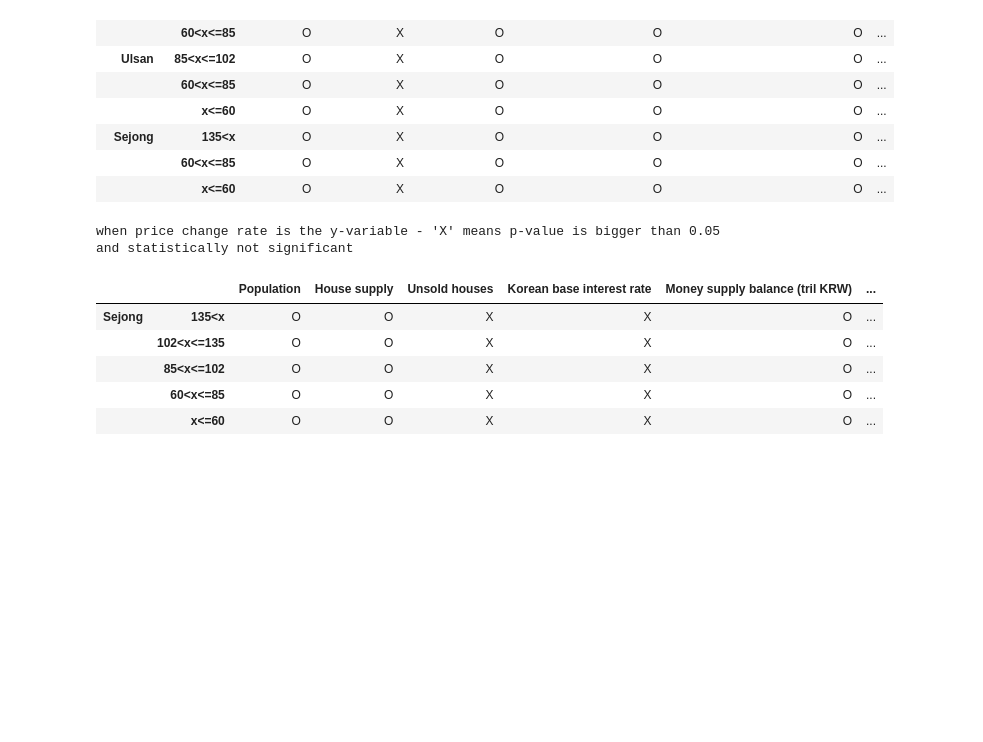
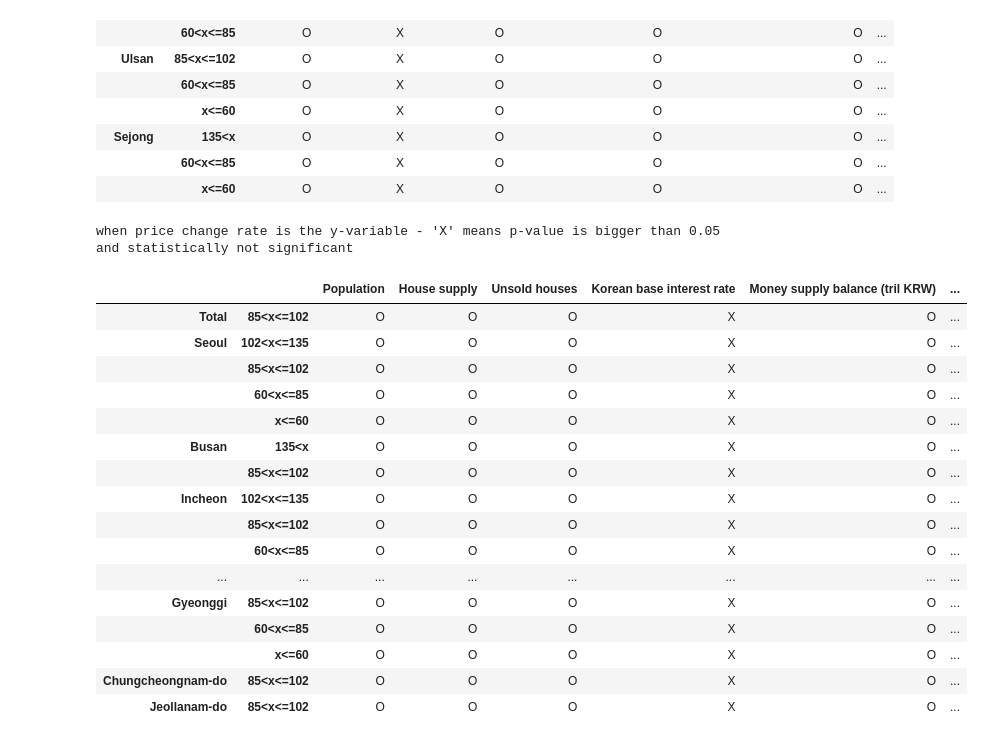
Before and after one commit to ljs930303/portfolio_pjt_1, a Jupyter notebook: 1) Python: cleaning and analysis.ipynb, the cells around one changed output. Saved outputs shown, nothing was run; the diff lists cells and outputs as text; code cells hidden in the pictures; blank space fills up the shorter version.

```diff
--- a/1) Python: cleaning and analysis.ipynb
+++ b/1) Python: cleaning and analysis.ipynb
@@ -443,35 +444,47 @@ for x in range(len(list_of_df_x)):
     for region in regions_reordered:
         for size in sizes_reordered:
 
             array_region.append(region)
             array_size.append(size)
 
             p_x = list_of_df_x[x].iloc[:74][region].values
             p_y = df_price_mom.iloc[:74][region][size].values
 
             p = ttest_ind(p_x, p_y).pvalue
 
             if p < 0.05:
                 p_values.append('O')
             else:
                 p_values.append('X')
 
     arrays = [array_region, array_size]
     tuples = list(zip(*arrays))
     index = pd.MultiIndex.from_tuples(tuples)
 
     p_price_mom_sub = pd.DataFrame(index=index)
     p_price_mom_sub[widget_var_x.options[x][0]] = p_values
     p_price_mom = pd.concat([p_price_mom, p_price_mom_sub], axis=1)
 
 print("when price change rate is the y-variable - 'X' means p-value is bigger than 0.05 and statistically not significant")
 p_price_mom[(p_price_mom['Population']=='X') | (p_price_mom['House supply']=='X') | (p_price_mom['Unsold houses']=='X') | \
+            (p_price_mom['Korean base interest rate']=='X') | \
             (p_price_mom['Money supply balance (tril KRW)']=='X') | (p_price_mom['Money supply change rate (%, YoY)']=='X')]
 # %% [output]
 when price change rate is the y-variable - 'X' means p-value is bigger than 0.05 and statistically not significant
 |  |  | Population | House supply | Unsold houses | Korean base interest rate | Money supply balance (tril KRW) | ... |
-| Sejong | 135<x | O | O | X | X | O | ... |
-|  | 102<x<=135 | O | O | X | X | O | ... |
-|  | 85<x<=102 | O | O | X | X | O | ... |
-|  | 60<x<=85 | O | O | X | X | O | ... |
-|  | x<=60 | O | O | X | X | O | ... |
+| Total | 85<x<=102 | O | O | O | X | O | ... |
+| Seoul | 102<x<=135 | O | O | O | X | O | ... |
+|  | 85<x<=102 | O | O | O | X | O | ... |
+|  | 60<x<=85 | O | O | O | X | O | ... |
+|  | x<=60 | O | O | O | X | O | ... |
+| Busan | 135<x | O | O | O | X | O | ... |
+|  | 85<x<=102 | O | O | O | X | O | ... |
+| Incheon | 102<x<=135 | O | O | O | X | O | ... |
+|  | 85<x<=102 | O | O | O | X | O | ... |
+|  | 60<x<=85 | O | O | O | X | O | ... |
+| ... | ... | ... | ... | ... | ... | ... | ... |
+| Gyeonggi | 85<x<=102 | O | O | O | X | O | ... |
+|  | 60<x<=85 | O | O | O | X | O | ... |
+|  | x<=60 | O | O | O | X | O | ... |
+| Chungcheongnam-do | 85<x<=102 | O | O | O | X | O | ... |
+| Jeollanam-do | 85<x<=102 | O | O | O | X | O | ... |
```
Also changed, not shown: parts of 5 cells of this notebook.
